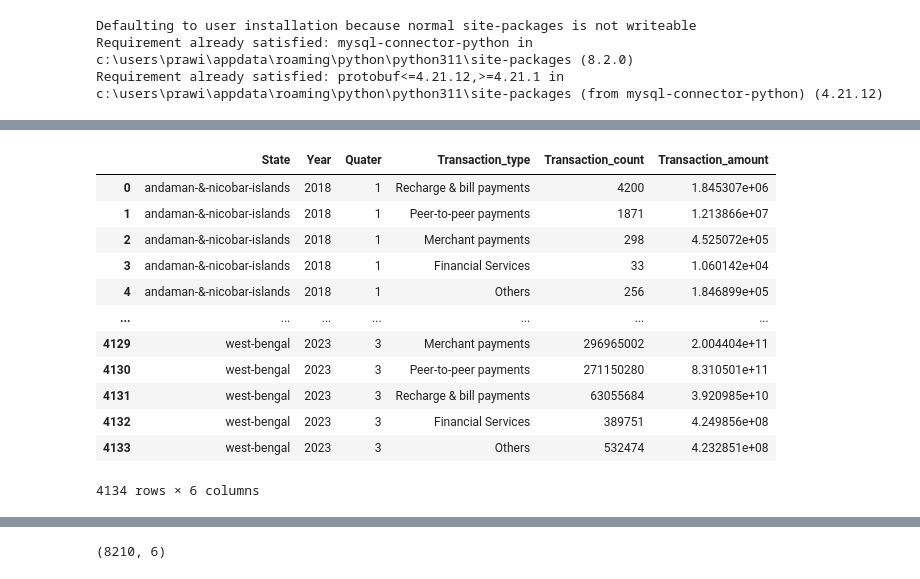
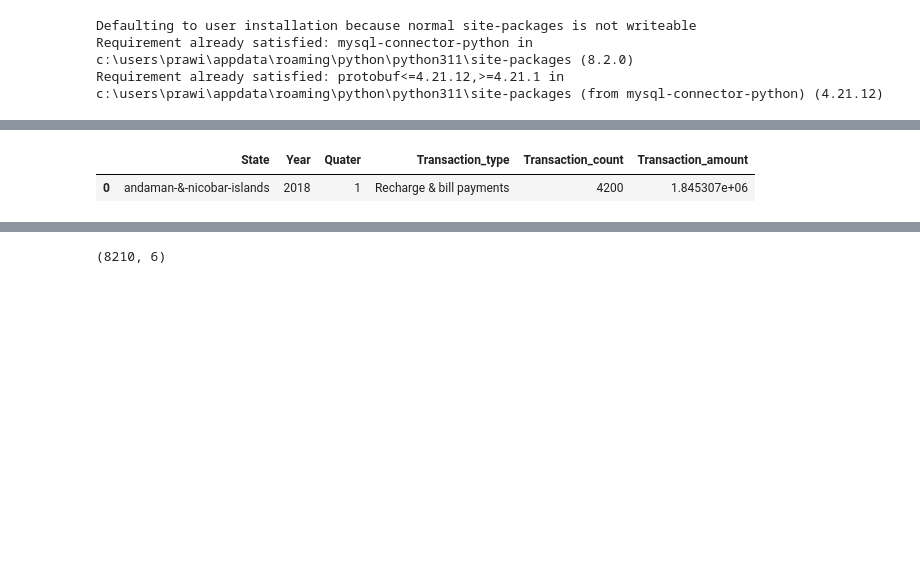
Before and after one commit to Prawinbaskar/PhonePe_CS_Project_2023, a Jupyter notebook: Praveen_Phonepe_Data_Extraction_stage01.ipynb, the cells around one changed output, grey strips where cells are left out. Drawn from its saved outputs; the diff is of its cells as text; code cells hidden in the pictures; blank space fills up the shorter version.

```diff
--- a/Praveen_Phonepe_Data_Extraction_stage01.ipynb
+++ b/Praveen_Phonepe_Data_Extraction_stage01.ipynb
@@ -103,19 +89,42 @@ Agg_Trans=pd.DataFrame(clm1)
+# %%
+# DataFrame of Agg_Trans_T1
+
+path1 = r'D:\Praveen_PhonePe_Project_2023\pulse\data\aggregated\transaction\country\india\state'
+Agg_Trans_List = os.listdir(path1)
+
+clm1 = {'State':[],'Year':[],
+        'Quater':[],
+        'Transaction_type':[],
+        'Transaction_count':[],
+        'Transaction_amount':[]}
+for state in Agg_Trans_List:    #state is like i variable in for-loop
+    curr_state = path1 + "/" + state
+    Agg_Year_List = os.listdir(curr_state)
+    for year in Agg_Year_List:
+        curr_year = curr_state + "/" + year
+        Agg_File_List = os.listdir(curr_year)
+        for file in Agg_File_List:
+            curr_file = curr_year + "/" + file
+            data1 = open(curr_file,'r')
+            A = json.load(data1)
+
+            for z in A['data']['transactionData']:
+                Name=z['name']
+                count=z['paymentInstruments'][0]['count']
+                amount=z['paymentInstruments'][0]['amount']
+                clm1['Transaction_type'].append(Name)
+                clm1['Transaction_count'].append(count)
+                clm1['Transaction_amount'].append(amount)
+                clm1['State'].append(state)
+                clm1['Year'].append(year)
+                clm1['Quater'].append(int(file.strip('.json')))
+                #Succesfully created a dataframe
+Agg_Trans=pd.DataFrame(clm1)
 # %%
-Agg_Trans
+Agg_Trans.head(1)
 # %% [output]
 |  | State | Year | Quater | Transaction_type | Transaction_count | Transaction_amount |
 | 0 | andaman-&-nicobar-islands | 2018 | 1 | Recharge & bill payments | 4200 | 1.845307e+06 |
-| 1 | andaman-&-nicobar-islands | 2018 | 1 | Peer-to-peer payments | 1871 | 1.213866e+07 |
-| 2 | andaman-&-nicobar-islands | 2018 | 1 | Merchant payments | 298 | 4.525072e+05 |
-| 3 | andaman-&-nicobar-islands | 2018 | 1 | Financial Services | 33 | 1.060142e+04 |
-| 4 | andaman-&-nicobar-islands | 2018 | 1 | Others | 256 | 1.846899e+05 |
-| ... | ... | ... | ... | ... | ... | ... |
-| 4129 | west-bengal | 2023 | 3 | Merchant payments | 296965002 | 2.004404e+11 |
-| 4130 | west-bengal | 2023 | 3 | Peer-to-peer payments | 271150280 | 8.310501e+11 |
-| 4131 | west-bengal | 2023 | 3 | Recharge & bill payments | 63055684 | 3.920985e+10 |
-| 4132 | west-bengal | 2023 | 3 | Financial Services | 389751 | 4.249856e+08 |
-| 4133 | west-bengal | 2023 | 3 | Others | 532474 | 4.232851e+08 |
-4134 rows × 6 columns
 # %%
 #to check Agg_User_table
 path2=r"D:\Praveen_PhonePe_Project_2023\pulse\data\aggregated\user\country\india\state\andaman-&-nicobar-islands\2018\1.json"
```
Also changed, not shown: parts of 51 cells of this notebook.
